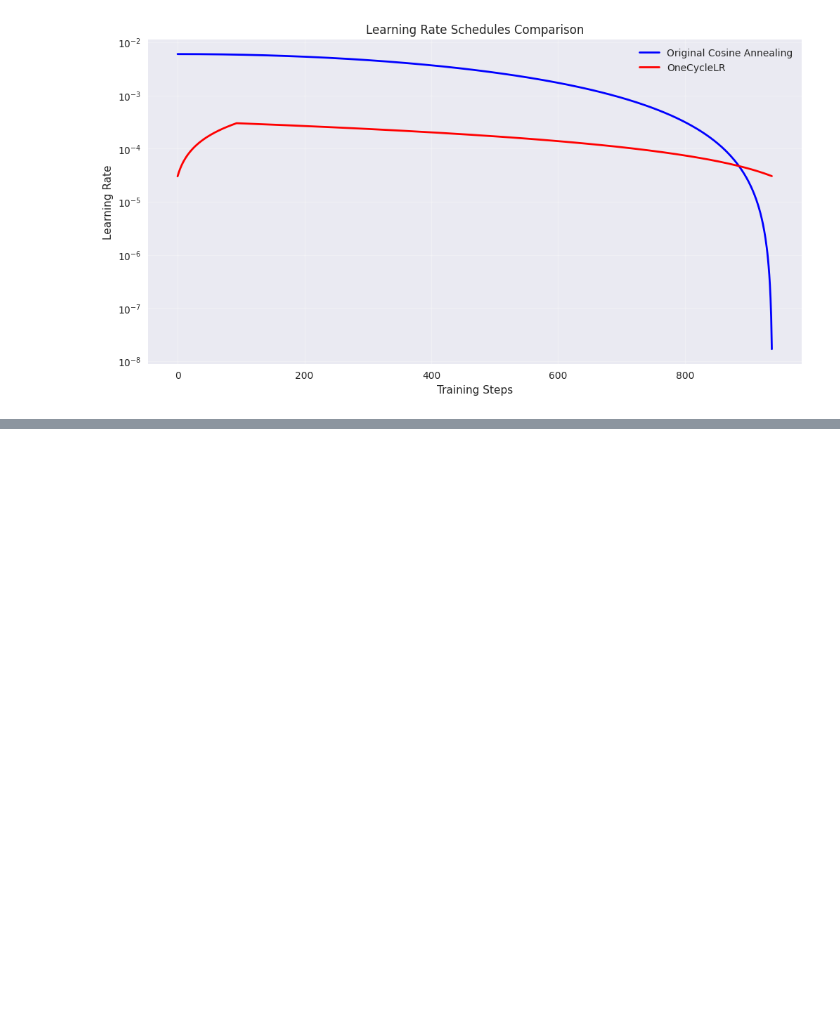
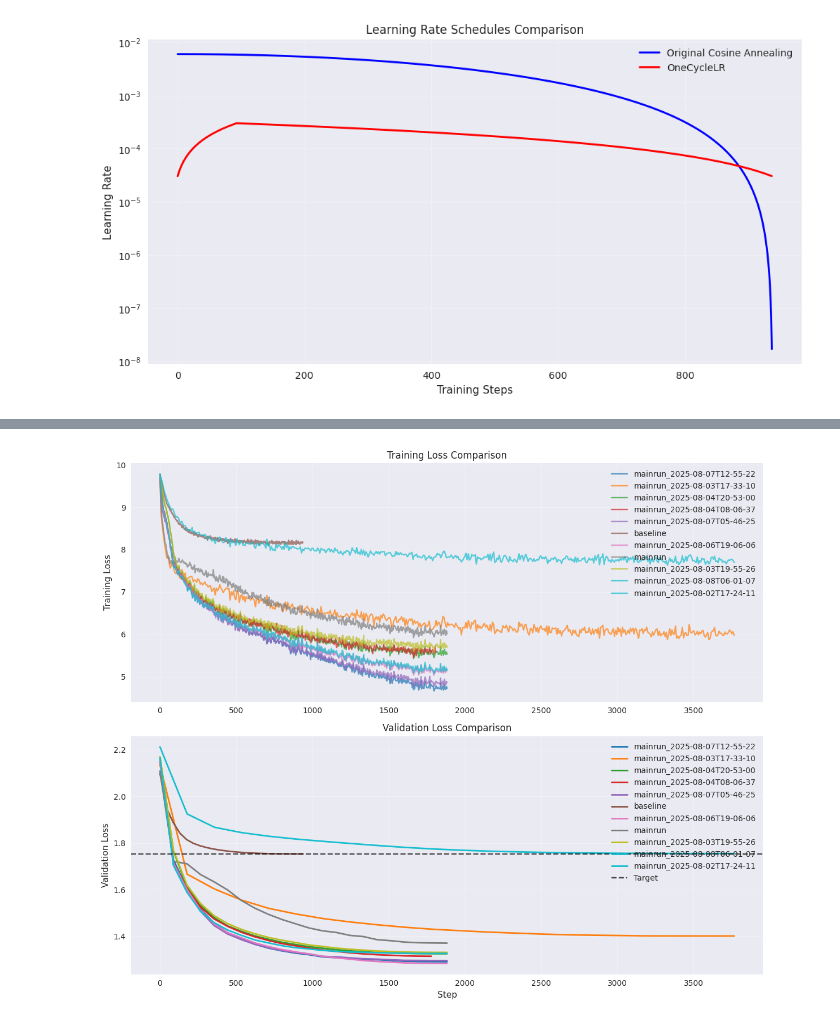
Before and after one commit to yordanoswuletaw/mainrun, a Jupyter notebook: notebooks/training_log_analysis.ipynb, the cells around one changed output, grey strips where cells are left out. Drawn from its saved outputs; the diff is of its cells as text; code cells hidden in the pictures; blank space fills up the shorter version.

```diff
--- a/notebooks/training_log_analysis.ipynb
+++ b/notebooks/training_log_analysis.ipynb
@@ -245,0 +347,44 @@ plt.show()
+# %%
+#  Learning Curve Comparison
+def plot_learning_curves(all_runs):
+    """Plot all learning curves together."""
+    fig, (ax1, ax2) = plt.subplots(2, 1, figsize=(12, 10))
+
+    colors = plt.cm.tab10(np.linspace(0, 1, len(all_runs)))
+
+    for i, (run_name, run_data) in enumerate(all_runs.items()):
+        train_df = run_data['training']
+        val_df = run_data['validation']
+
+        if not train_df.empty:
+            # Sample training data for cleaner plots
+            sample_idx = np.linspace(
+                0, len(train_df)-1, min(500, len(train_df)), dtype=int)
+            ax1.plot(train_df.iloc[sample_idx]['step'],
+                     train_df.iloc[sample_idx]['loss'],
+                     color=colors[i], alpha=0.7, label=run_name)
+
+        if not val_df.empty:
+            ax2.plot(val_df['step'], val_df['loss'],
+                     color=colors[i], linewidth=2, label=run_name)
+
+    ax1.set_ylabel('Training Loss')
+    ax1.set_title('Training Loss Comparison')
+    ax1.legend()
+    ax1.grid(True, alpha=0.3)
+
+    ax2.axhline(y=1.754, color='black', linestyle='--',
+                alpha=0.7, label='Target')
+    ax2.set_xlabel('Step')
+    ax2.set_ylabel('Validation Loss')
+    ax2.set_title('Validation Loss Comparison')
+    ax2.legend()
+    ax2.grid(True, alpha=0.3)
+
+    plt.tight_layout()
+    plt.show()
+
+
+plot_learning_curves(all_runs)
+# %% [output]
+[figure, added]
```
Also changed, not shown: parts of 12 cells of this notebook, 1 other file.
